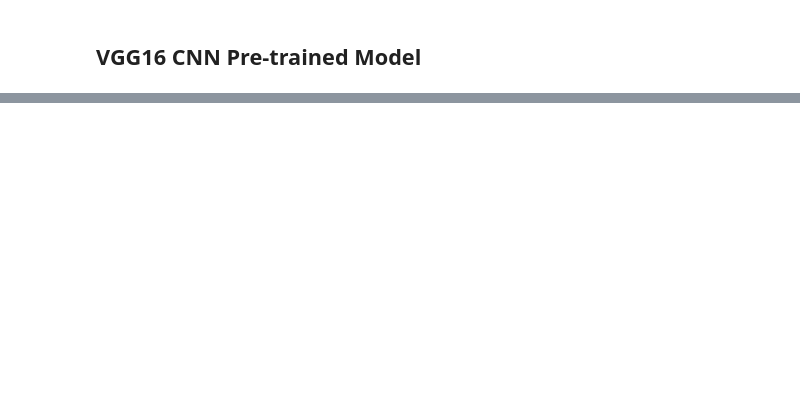
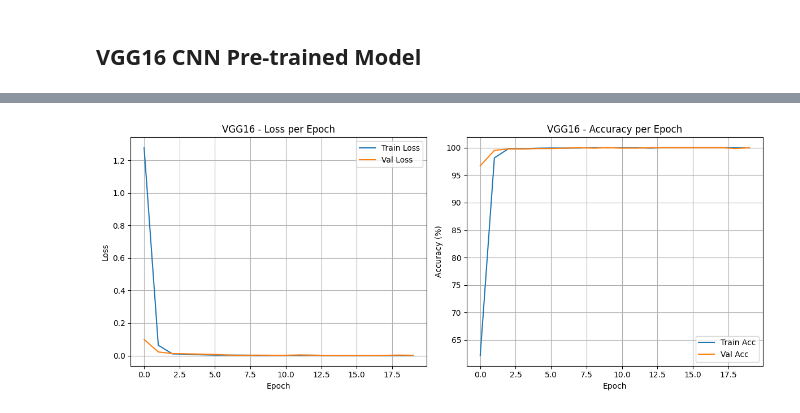
Before and after one commit to amelialon/IT1244-Final-Project, a Jupyter notebook: Proj.ipynb, the cells around one changed output, grey strips where cells are left out. Drawn from its saved outputs; the diff is of its cells as text; code cells hidden in the pictures; blank space fills up the shorter version.

```diff
--- a/Proj.ipynb
+++ b/Proj.ipynb
@@ -1174,8 +997,19 @@ vgg16_model = vgg16(weights=VGG16_Weights.IMAGENET1K_V1)
 # Modified the final fully connected layer (classifier) with our classes
 vgg16_model.classifier[6] = nn.Linear(in_features=4096, out_features=num_classes)
 
+for param in vgg16_model.features.parameters():
+    param.requires_grad = True
+
 # Move the model to the configured device (GPU/CPU)
 vgg16_model = vgg16_model.to(device)
 
-# Check the model architecture
-#summary(vgg16_model, (3, 224, 224))  # Assuming your input images are 224x224 RGB images
+learning_rate = 0.001
+
+# Check the model architecture byb temporarily moving to CPU for summary
+summary(vgg16_model.to("cpu"), (3, 224, 224), device="cpu")
+
+# Move back to device (MPS or CPU)
+vgg16_model = vgg16_model.to(device)
+
+criterion = nn.CrossEntropyLoss()
+optimizer = torch.optim.SGD(vgg16_model.parameters(), lr=learning_rate, weight_decay=0.005, momentum=0.9)
@@ -1189,3 +1135,32 @@ optimizer = torch.optim.SGD(vgg16_model.parameters(), lr=learning_rate, weight_d
+# %%
+import matplotlib.pyplot as plt
+
+plt.figure(figsize=(12, 5))
+
+# 📉 Plot Training vs Validation Loss
+plt.subplot(1, 2, 1)
+plt.plot(train_losses, label="Train Loss")
+plt.plot(val_losses, label="Val Loss")
+plt.title("VGG16 - Loss per Epoch")
+plt.xlabel("Epoch")
+plt.ylabel("Loss")
+plt.legend()
+plt.grid(True)
+
+# 📈 Plot Training vs Validation Accuracy
+plt.subplot(1, 2, 2)
+plt.plot(train_accuracies, label="Train Acc")
+plt.plot(val_accuracies, label="Val Acc")
+plt.title("VGG16 - Accuracy per Epoch")
+plt.xlabel("Epoch")
+plt.ylabel("Accuracy (%)")
+plt.legend()
+plt.grid(True)
+
+plt.tight_layout()
+plt.show()
+# %% [output]
+[figure, added]
 # %%
 # TRAINING
 
```
Also changed, not shown: parts of 70 cells of this notebook.
